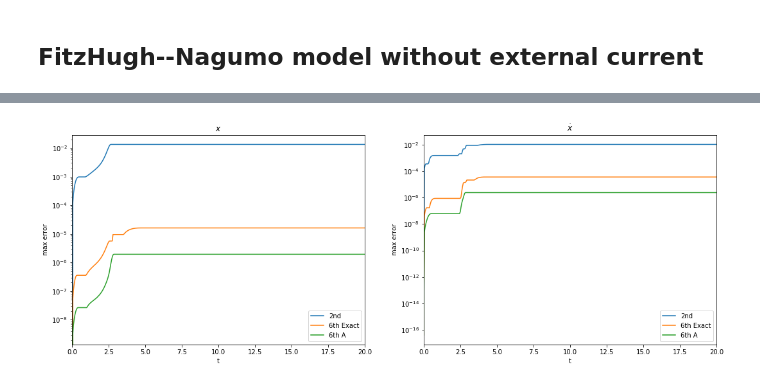
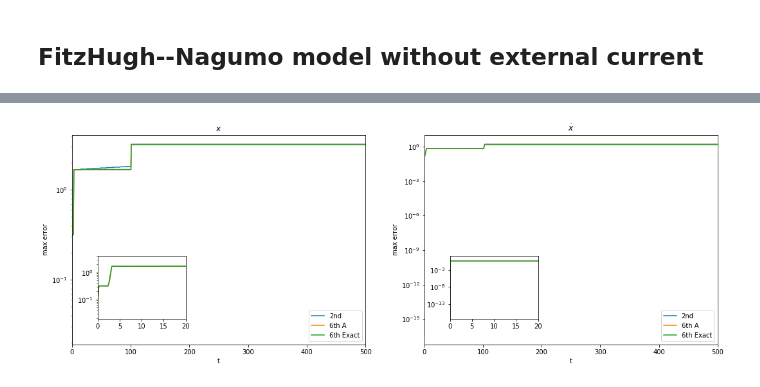
Before and after one commit to fzadra/VanDerPolContact, a Jupyter notebook: FitzHugh-Nagumo models.ipynb, the cells around one changed output, grey strips where cells are left out. Cells and saved outputs as stored; diff of their text form; code cells hidden in the pictures.

```diff
--- a/FitzHugh-Nagumo models.ipynb
+++ b/FitzHugh-Nagumo models.ipynb
@@ -116,0 +173,13 @@ plt.show()
+# %%
+tspan = np.arange(0, 500, 0.02)
+
+a,b,c, i0=0.7,0.8,3.0,-0.4
+x0,y0=-0.650,0
+
+def square_pulse(t):
+    return i0*np.heaviside(t,0)-i0*np.heaviside(t-100,0)
+# %%
+y_init, params = [x0, y0], (a,b,c)
+
+y_odeint, info = si.odeint(ivp_neu(square_pulse), y_init, tspan, params, rtol=1e-13, atol=1e-15, full_output=True)
+print("Number of function evaluations: %d, number of Jacobian evaluations: %d" % (info['nfe'][-1], info['nje'][-1]))
@@ -116,0 +188,4 @@ plt.show()
+# %%
+frinag=lm.FitzHughNagumo(a,b,c,square_pulse)
+
+q0,p0,s0=x0, 0, frinag.xytos(x0,y0,0)
@@ -117,35 +261,54 @@ plt.show()
 # %%
-plt.figure(figsize=(18,6))
+fig = plt.figure(figsize=(18,6))
 
-cut = 0
-plt.subplot("121")
-plt.title("$x$")
-plt.xlabel("t")
-plt.ylabel("max error")
-plt.plot(tspan,
+ax = fig.add_subplot("121")
+ax.title.set_text("$x$")
+ax.set_xlabel("t")
+ax.set_ylabel("max error")
+ax.plot(tspan,
          err(sol[:,1],y_odeint[:,0]),label='2nd')
-plt.plot(tspan,
-         err(sol1[:,1],y_odeint[:,0]),label='6th Exact')
-plt.plot(tspan,
-         err(solm[:,1],y_odeint[:,0]),label='6th A')
-plt.yscale('log')
-plt.xlim(0,20)
-plt.legend(loc='lower right')
+ax.plot(tspan,
+         err(solm[:,1],y_odeint[:,0]),label="6th A")
+ax.plot(tspan,
+         err(sol1[:,1],y_odeint[:,0]),label="6th Exact")
+ax.set_yscale('log')
+ax.set_xlim(0,500)
+ax.legend(loc='lower right')
 
-plt.subplot("122")
-plt.title("$\dot{x}$")
-plt.xlabel("t")
-plt.ylabel("max error")
-plt.plot(tspan,
+axins = inset_axes(ax, width="30%", height="30%", loc=3, borderpad=4)
+axins.plot(tspan,
+         err(sol[:,1],y_odeint[:,0]),markersize=1,label="2nd")
+axins.plot(tspan,
+         err(solm[:,1],y_odeint[:,0]),markersize=1,label="6th A")
+axins.plot(tspan,
+         err(sol1[:,1],y_odeint[:,0]),markersize=1,label="6th Exact")
+axins.set_yscale('log')
+axins.set_xlim(0,20)
+
+ax = fig.add_subplot("122")
+ax.title.set_text("$\dot{x}$")
+ax.set_xlabel("t")
+ax.set_ylabel("max error")
+ax.plot(tspan,
          err(frinag.qstoy(sol[:,1],sols),y_odeint[:,1]),label="2nd")
-plt.plot(tspan,
+ax.plot(tspan,
+         err(frinag.qstoy(solm[:,1],solms),y_odeint[:,1]),label="6th A")
+ax.plot(tspan,
          err(frinag.qstoy(sol1[:,1],sol1s),y_odeint[:,1]),label="6th Exact")
-plt.plot(tspan,
-         err(frinag.qstoy(solm[:,1],solms),y_odeint[:,1]),label="6th A")
-plt.yscale('log')
-plt.xlim(0,20)
-plt.legend(loc='lower right')
+ax.set_yscale('log')
+ax.set_xlim(0,500)
+ax.legend(loc='lower right')
+
+axins = inset_axes(ax, width="30%", height="30%", loc=3, borderpad=4)
+axins.plot(tspan,
+         err(frinag.qstoy(sol[:,1],sols,tspan),y_odeint[:,1]),markersize=1,label="2nd")
+axins.plot(tspan,
+         err(frinag.qstoy(solm[:,1],solms,tspan),y_odeint[:,1]),markersize=1,label="6th A")
+axins.plot(tspan,
+         err(frinag.qstoy(sol1[:,1],sol1s,tspan),y_odeint[:,1]),markersize=1,label="6th Exact")
+axins.set_yscale('log')
+axins.set_xlim(0,20)
 
 plt.show()
 # %% [output]
-[figure, old version]
+[figure, new version]
```
Also changed, not shown: parts of 20 cells of this notebook, 3 other files.
